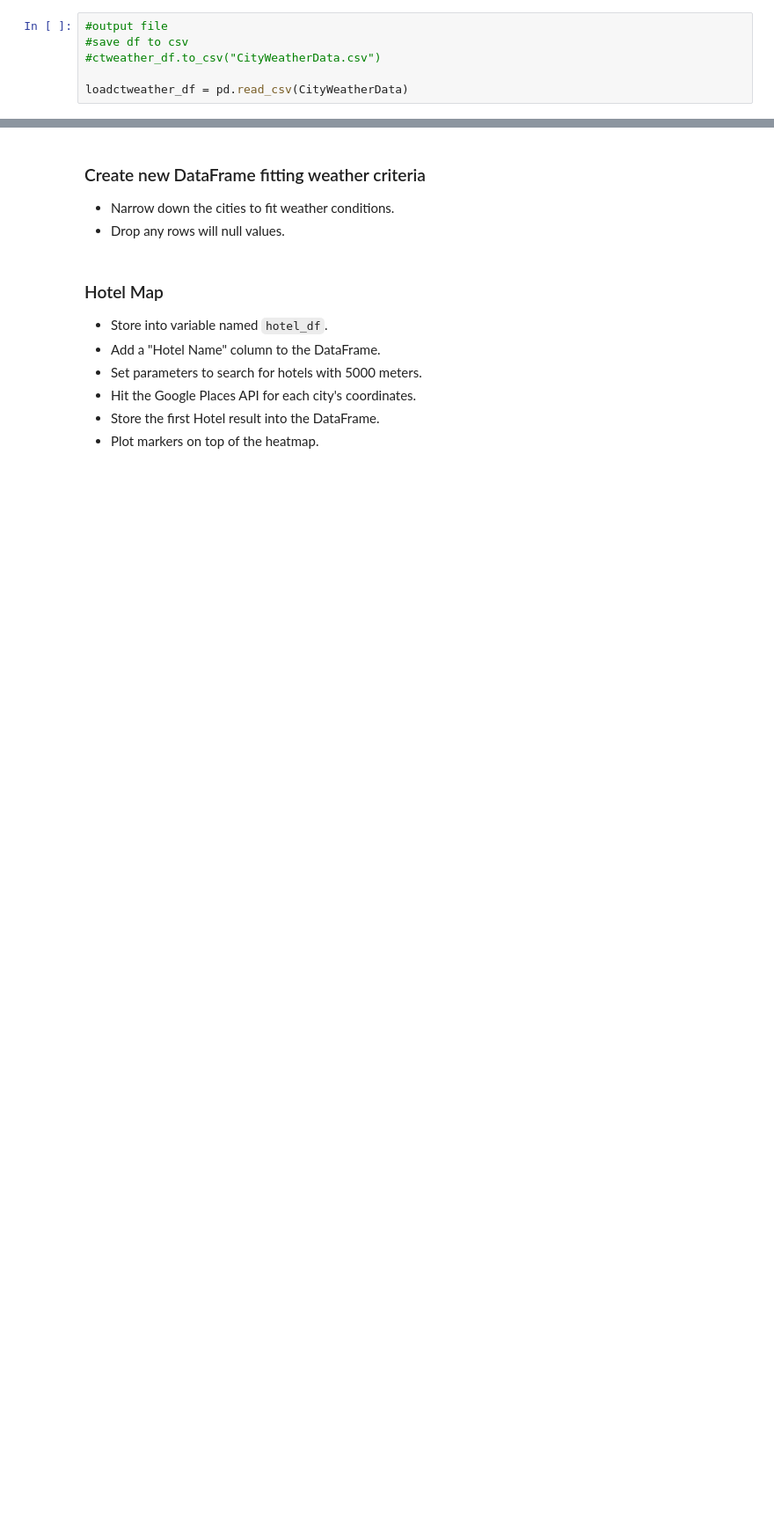
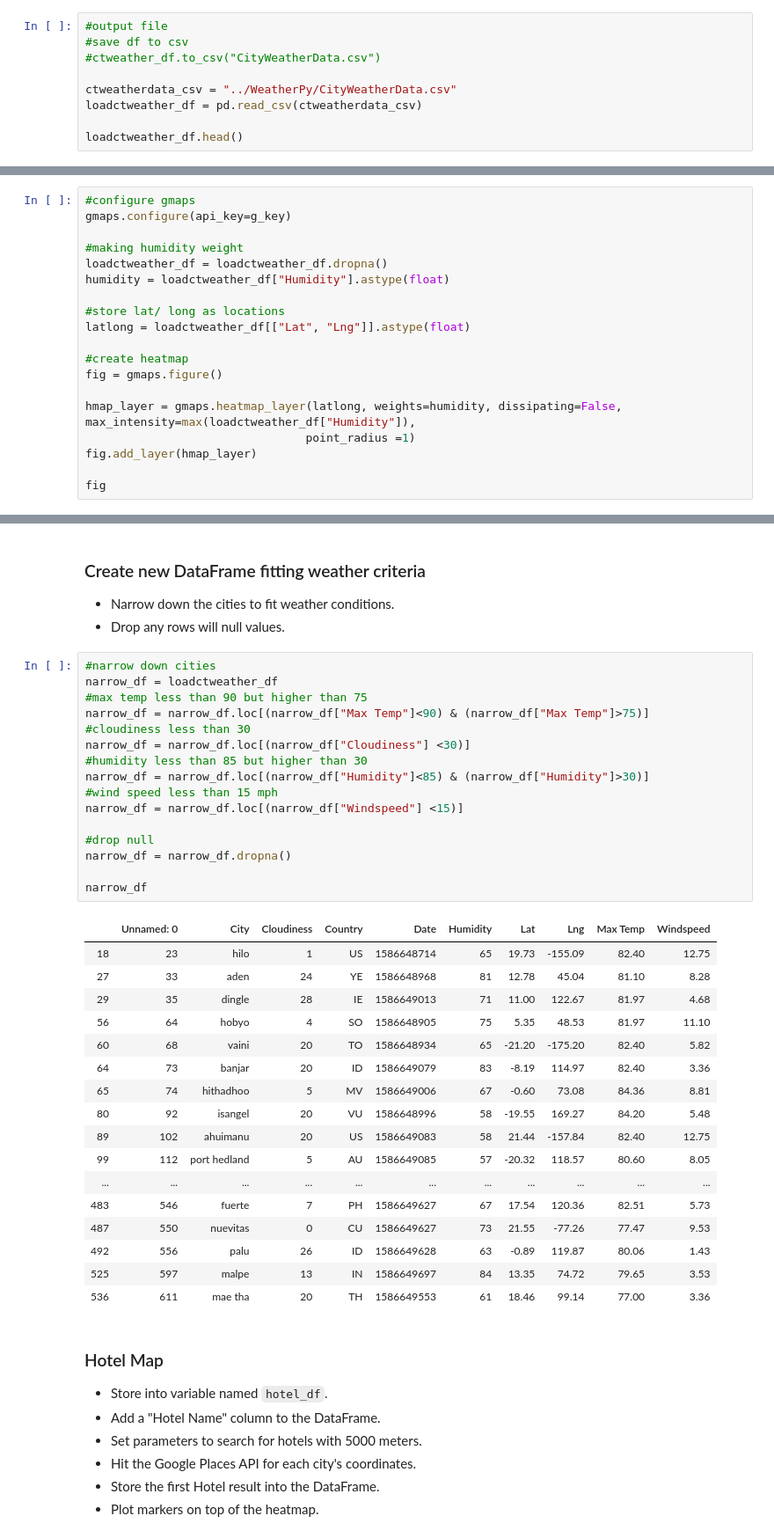
Before and after one commit to my3matt/API-challenge, a Jupyter notebook: WeatherPy/VacationPy.ipynb, the cells around one changed output, grey strips where cells are left out. Shown: that part at 88% size. Cells and saved outputs as stored; diff of their text form; blank space fills up the shorter version.

```diff
--- a/WeatherPy/VacationPy.ipynb
+++ b/WeatherPy/VacationPy.ipynb
@@ -25,5 +24,8 @@ ModuleNotFoundError: No module named 'api_keys'
 #save df to csv
 #ctweather_df.to_csv("CityWeatherData.csv")
 
-loadctweather_df = pd.read_csv(CityWeatherData)
+ctweatherdata_csv = "../WeatherPy/CityWeatherData.csv"
+loadctweather_df = pd.read_csv(ctweatherdata_csv)
+
+loadctweather_df.head()
 # %% [output]
@@ -33,3 +40,22 @@ NameError: name 'CityWeatherData' is not defined
 * Configure gmaps.
 * Use the Lat and Lng as locations and Humidity as the weight.
 * Add Heatmap layer to map.
+# %%
+#configure gmaps
+gmaps.configure(api_key=g_key)
+
+#making humidity weight
+loadctweather_df = loadctweather_df.dropna()
+humidity = loadctweather_df["Humidity"].astype(float)
+
+#store lat/ long as locations
+latlong = loadctweather_df[["Lat", "Lng"]].astype(float)
+
+#create heatmap
+fig = gmaps.figure()
+
+hmap_layer = gmaps.heatmap_layer(latlong, weights=humidity, dissipating=False, max_intensity=max(loadctweather_df["Humidity"]),
+                                point_radius =1)
+fig.add_layer(hmap_layer)
+
+fig
@@ -37,6 +65,40 @@ NameError: name 'CityWeatherData' is not defined
 ### Create new DataFrame fitting weather criteria
 * Narrow down the cities to fit weather conditions.
 * Drop any rows will null values.
+# %%
+#narrow down cities
+narrow_df = loadctweather_df
+#max temp less than 90 but higher than 75
+narrow_df = narrow_df.loc[(narrow_df["Max Temp"]<90) & (narrow_df["Max Temp"]>75)]
+#cloudiness less than 30
+narrow_df = narrow_df.loc[(narrow_df["Cloudiness"] <30)]
+#humidity less than 85 but higher than 30
+narrow_df = narrow_df.loc[(narrow_df["Humidity"]<85) & (narrow_df["Humidity"]>30)]
+#wind speed less than 15 mph
+narrow_df = narrow_df.loc[(narrow_df["Windspeed"] <15)]
+
+#drop null
+narrow_df = narrow_df.dropna()
+
+narrow_df
+# %% [output]
+|  | Unnamed: 0 | City | Cloudiness | Country | Date | Humidity | Lat | Lng | Max Temp | Windspeed |
+| 18 | 23 | hilo | 1 | US | 1586648714 | 65 | 19.73 | -155.09 | 82.40 | 12.75 |
+| 27 | 33 | aden | 24 | YE | 1586648968 | 81 | 12.78 | 45.04 | 81.10 | 8.28 |
+| 29 | 35 | dingle | 28 | IE | 1586649013 | 71 | 11.00 | 122.67 | 81.97 | 4.68 |
+| 56 | 64 | hobyo | 4 | SO | 1586648905 | 75 | 5.35 | 48.53 | 81.97 | 11.10 |
+| 60 | 68 | vaini | 20 | TO | 1586648934 | 65 | -21.20 | -175.20 | 82.40 | 5.82 |
+| 64 | 73 | banjar | 20 | ID | 1586649079 | 83 | -8.19 | 114.97 | 82.40 | 3.36 |
+| 65 | 74 | hithadhoo | 5 | MV | 1586649006 | 67 | -0.60 | 73.08 | 84.36 | 8.81 |
+| 80 | 92 | isangel | 20 | VU | 1586648996 | 58 | -19.55 | 169.27 | 84.20 | 5.48 |
+| 89 | 102 | ahuimanu | 20 | US | 1586649083 | 58 | 21.44 | -157.84 | 82.40 | 12.75 |
+| 99 | 112 | port hedland | 5 | AU | 1586649085 | 57 | -20.32 | 118.57 | 80.60 | 8.05 |
+| ... | ... | ... | ... | ... | ... | ... | ... | ... | ... | ... |
+| 483 | 546 | fuerte | 7 | PH | 1586649627 | 67 | 17.54 | 120.36 | 82.51 | 5.73 |
+| 487 | 550 | nuevitas | 0 | CU | 1586649627 | 73 | 21.55 | -77.26 | 77.47 | 9.53 |
+| 492 | 556 | palu | 26 | ID | 1586649628 | 63 | -0.89 | 119.87 | 80.06 | 1.43 |
+| 525 | 597 | malpe | 13 | IN | 1586649697 | 84 | 13.35 | 74.72 | 79.65 | 3.53 |
+| 536 | 611 | mae tha | 20 | TH | 1586649553 | 61 | 18.46 | 99.14 | 77.00 | 3.36 |
 # %% [markdown]
 ### Hotel Map
 * Store into variable named `hotel_df`.
```
Also changed, not shown: parts of 4 cells of this notebook, 2 other files.
